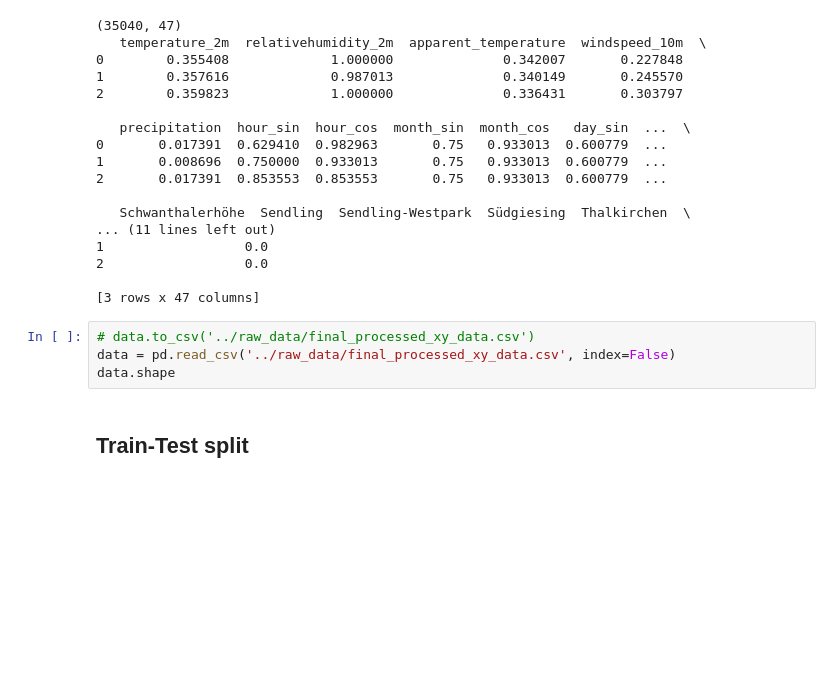
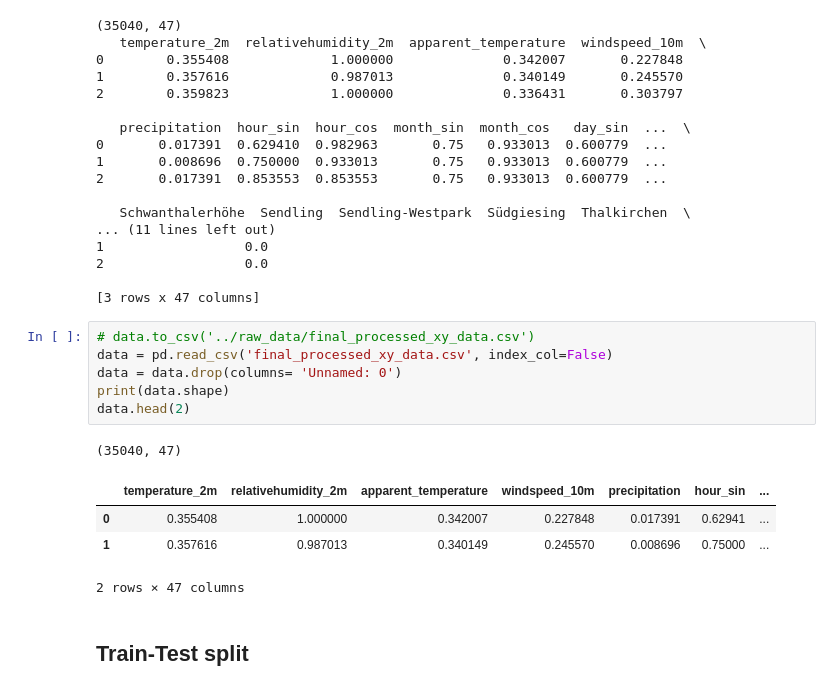
Before and after one commit to shoefer987/bike_sharing_demand, a Jupyter notebook: notebooks/archanaa_rnn_data_preparation.ipynb, the cells around one changed output. Drawn from its saved outputs; the diff is of its cells as text; blank space fills up the shorter version.

```diff
--- a/notebooks/archanaa_rnn_data_preparation.ipynb
+++ b/notebooks/archanaa_rnn_data_preparation.ipynb
@@ -60,8 +56,16 @@ print(data.head(3))
 [3 rows x 47 columns]
 # %%
 # data.to_csv('../raw_data/final_processed_xy_data.csv')
-data = pd.read_csv('../raw_data/final_processed_xy_data.csv', index=False)
-data.shape
+data = pd.read_csv('final_processed_xy_data.csv', index_col=False)
+data = data.drop(columns= 'Unnamed: 0')
+print(data.shape)
+data.head(2)
+# %% [output]
+(35040, 47)
+|  | temperature_2m | relativehumidity_2m | apparent_temperature | windspeed_10m | precipitation | hour_sin | ... |
+| 0 | 0.355408 | 1.000000 | 0.342007 | 0.227848 | 0.017391 | 0.62941 | ... |
+| 1 | 0.357616 | 0.987013 | 0.340149 | 0.245570 | 0.008696 | 0.75000 | ... |
+2 rows × 47 columns
 # %% [markdown]
 ## Train-Test split
 # %%
```
Also changed, not shown: parts of 20 cells of this notebook, 1 other file.
